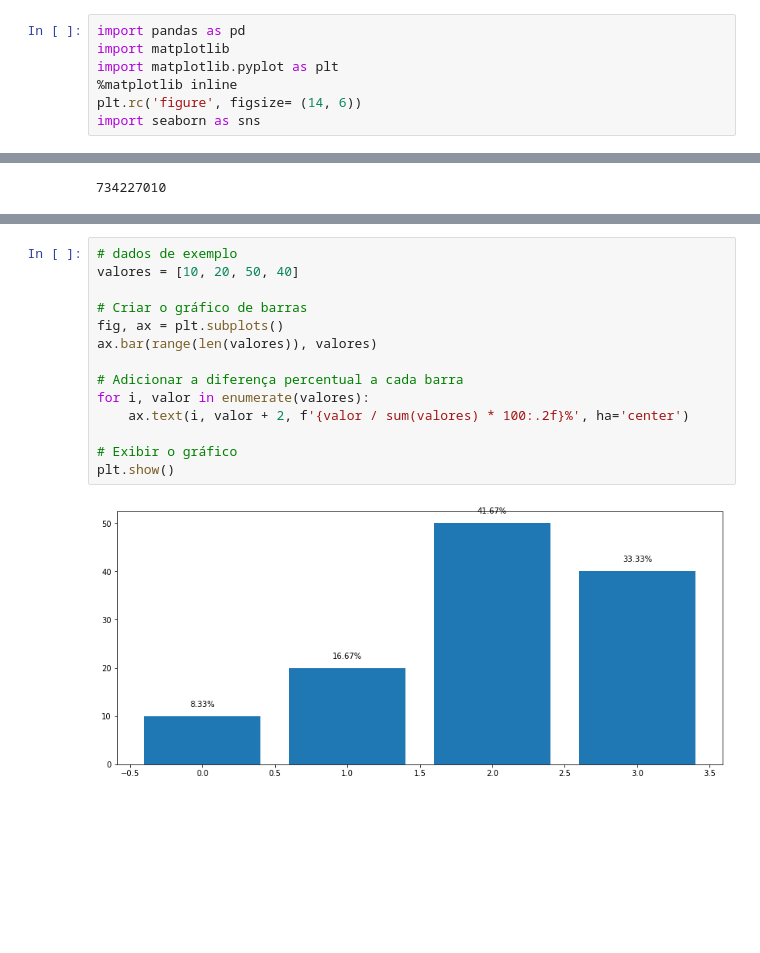
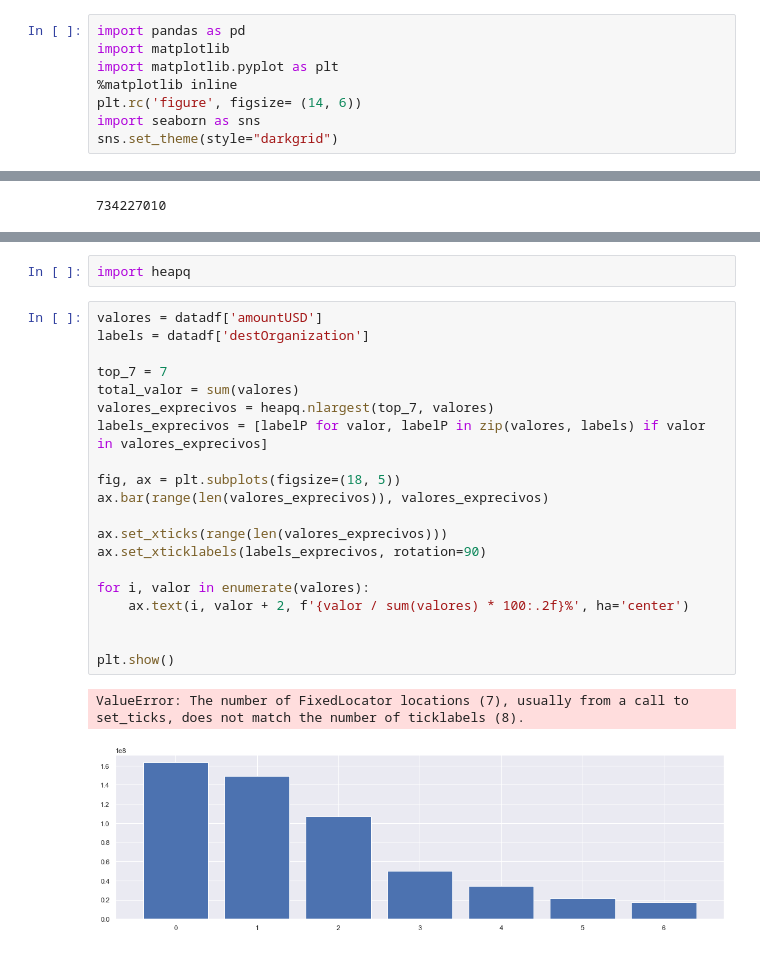
Before and after one commit to henriquecarvalho-maker/Projeto-Guerra-da-Ucrania, a Jupyter notebook: Financiamento_a_Ucraniano.ipynb, the cells around one changed output, grey strips where cells are left out. Saved outputs shown, nothing was run; the diff lists cells and outputs as text; blank space fills up the shorter version.

```diff
--- a/Financiamento_a_Ucraniano.ipynb
+++ b/Financiamento_a_Ucraniano.ipynb
@@ -5,6 +10,7 @@ import matplotlib.pyplot as plt
 %matplotlib inline
 plt.rc('figure', figsize= (14, 6))
 import seaborn as sns
+sns.set_theme(style="darkgrid")
 # %%
 data = pd.read_csv('dados/fts_incoming_funding_ukr.csv')
 data.head()
@@ -134,16 +135,25 @@ ax.figure.set_size_inches(15,10)
+# %%
+import heapq
 # %%
-# dados de exemplo
-valores = [10, 20, 50, 40]
+valores = datadf['amountUSD']
+labels = datadf['destOrganization']
 
-# Criar o gráfico de barras
-fig, ax = plt.subplots()
-ax.bar(range(len(valores)), valores)
+top_7 = 7
+total_valor = sum(valores)
+valores_exprecivos = heapq.nlargest(top_7, valores)
+labels_exprecivos = [labelP for valor, labelP in zip(valores, labels) if valor in valores_exprecivos]
 
-# Adicionar a diferença percentual a cada barra
+fig, ax = plt.subplots(figsize=(18, 5))
+ax.bar(range(len(valores_exprecivos)), valores_exprecivos)
+
+ax.set_xticks(range(len(valores_exprecivos)))
+ax.set_xticklabels(labels_exprecivos, rotation=90)
+
 for i, valor in enumerate(valores):
     ax.text(i, valor + 2, f'{valor / sum(valores) * 100:.2f}%', ha='center')
 
-# Exibir o gráfico
+
 plt.show()
 # %% [output]
+ValueError: The number of FixedLocator locations (7), usually from a call to set_ticks, does not match the number of ticklabels (8).
-[figure, old version]
+[figure, new version]
```
Also changed, not shown: parts of 8 cells of this notebook.
